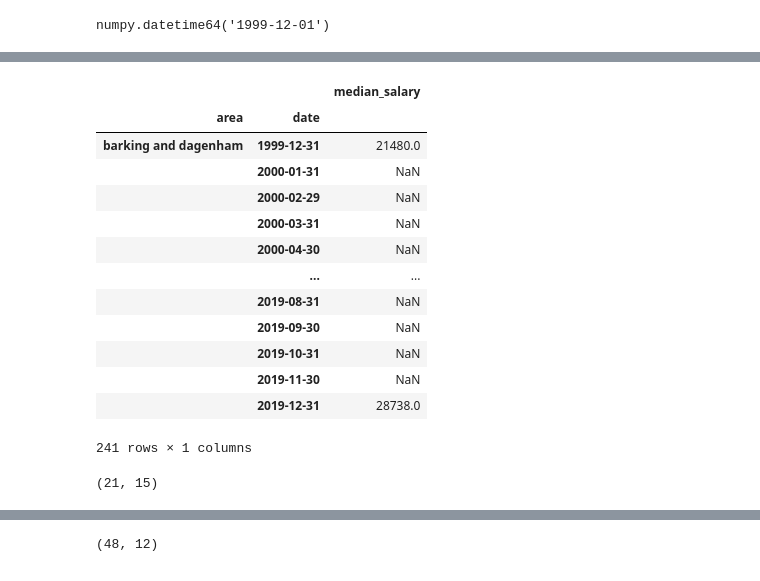
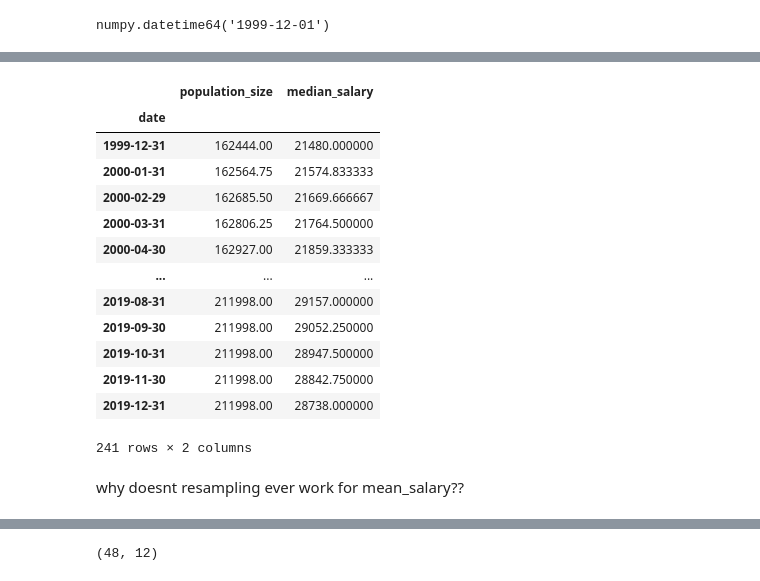
Before and after one commit to hlu109/math462_project, a Jupyter notebook: scripts/data_exploration.ipynb, the cells around one changed output, grey strips where cells are left out. Drawn from its saved outputs; the diff is of its cells as text; code cells hidden in the pictures.

```diff
--- a/scripts/data_exploration.ipynb
+++ b/scripts/data_exploration.ipynb
@@ -179,25 +242,27 @@ numpy.datetime64('1999-12-01')
 # %%
-yearly_data.loc[yearly_data.area == 'barking and dagenham',
-                ['date', 'area', 'median_salary']].groupby('area').resample(
-                    'M', on='date',
-                    origin='start').mean(numeric_only=True)  #.interpolate()
+a = 'barking and dagenham'
+
+test_df = yearly_data.loc[yearly_data.area == a, [
+    'date', 'area', 'population_size', 'mean_salary', 'median_salary'
+]]  #.resample(
+# 'M', on='date').mean(numeric_only=True)
+# test_df
+test_df.resample('M', on='date').mean(numeric_only=True).interpolate()
 # %% [output]
-|  |  | median_salary |
-| area | date |  |
-| barking and dagenham | 1999-12-31 | 21480.0 |
-|  | 2000-01-31 | NaN |
-|  | 2000-02-29 | NaN |
-|  | 2000-03-31 | NaN |
-|  | 2000-04-30 | NaN |
-|  | ... | ... |
-|  | 2019-08-31 | NaN |
-|  | 2019-09-30 | NaN |
-|  | 2019-10-31 | NaN |
-|  | 2019-11-30 | NaN |
-|  | 2019-12-31 | 28738.0 |
+|  | population_size | median_salary |
+| date |  |  |
+| 1999-12-31 | 162444.00 | 21480.000000 |
+| 2000-01-31 | 162564.75 | 21574.833333 |
+| 2000-02-29 | 162685.50 | 21669.666667 |
+| 2000-03-31 | 162806.25 | 21764.500000 |
+| 2000-04-30 | 162927.00 | 21859.333333 |
+| ... | ... | ... |
+| 2019-08-31 | 211998.00 | 29157.000000 |
+| 2019-09-30 | 211998.00 | 29052.250000 |
+| 2019-10-31 | 211998.00 | 28947.500000 |
+| 2019-11-30 | 211998.00 | 28842.750000 |
+| 2019-12-31 | 211998.00 | 28738.000000 |
-241 rows × 1 columns
+241 rows × 2 columns
-# %%
-yearly_data.loc[yearly_data.area == 'barking and dagenham'].shape
-# %% [output]
-(21, 15)
+# %% [markdown]
+why doesnt resampling ever work for mean_salary??
 # %%
```
Also changed, not shown: parts of 25 cells of this notebook, 4 other files.
